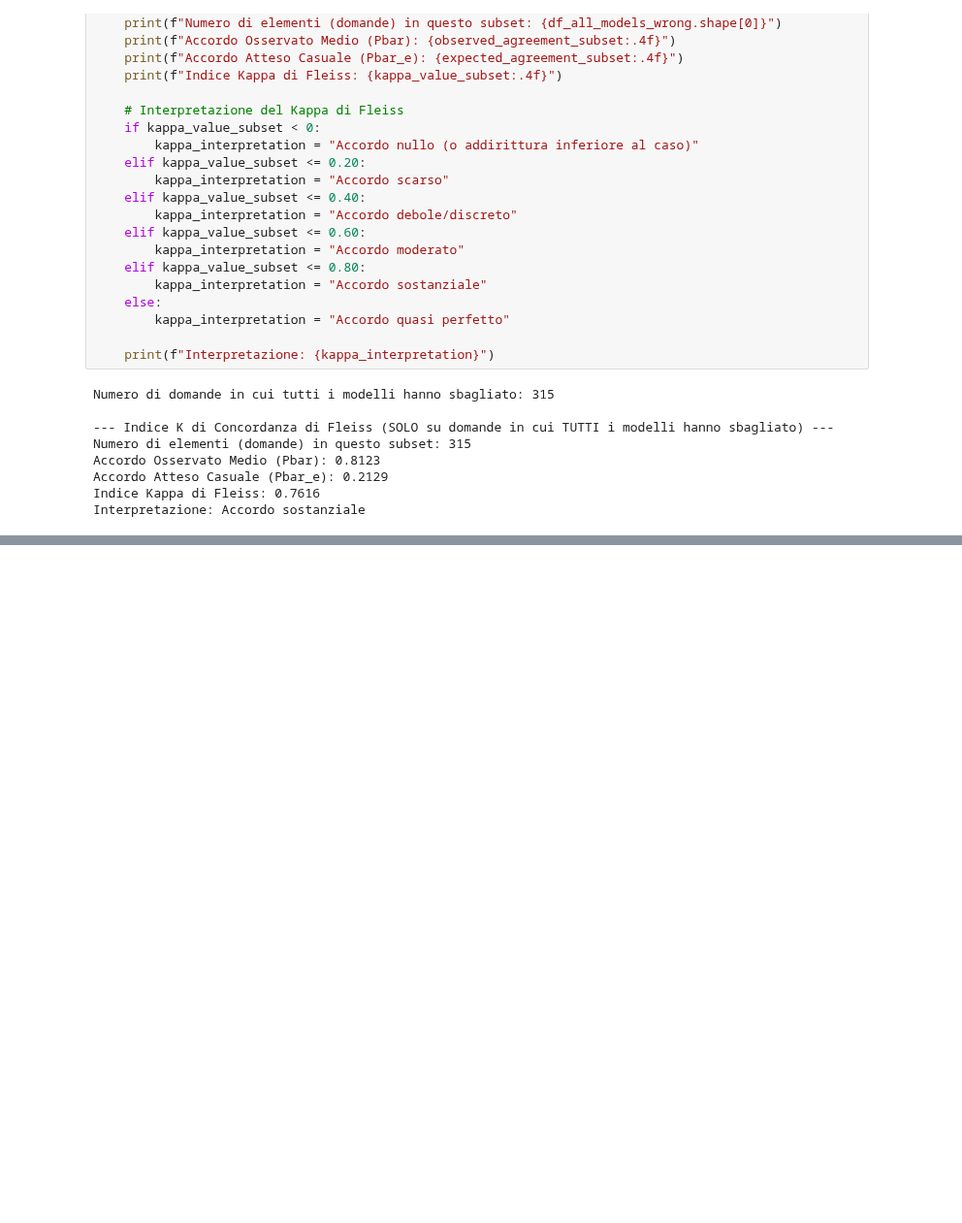
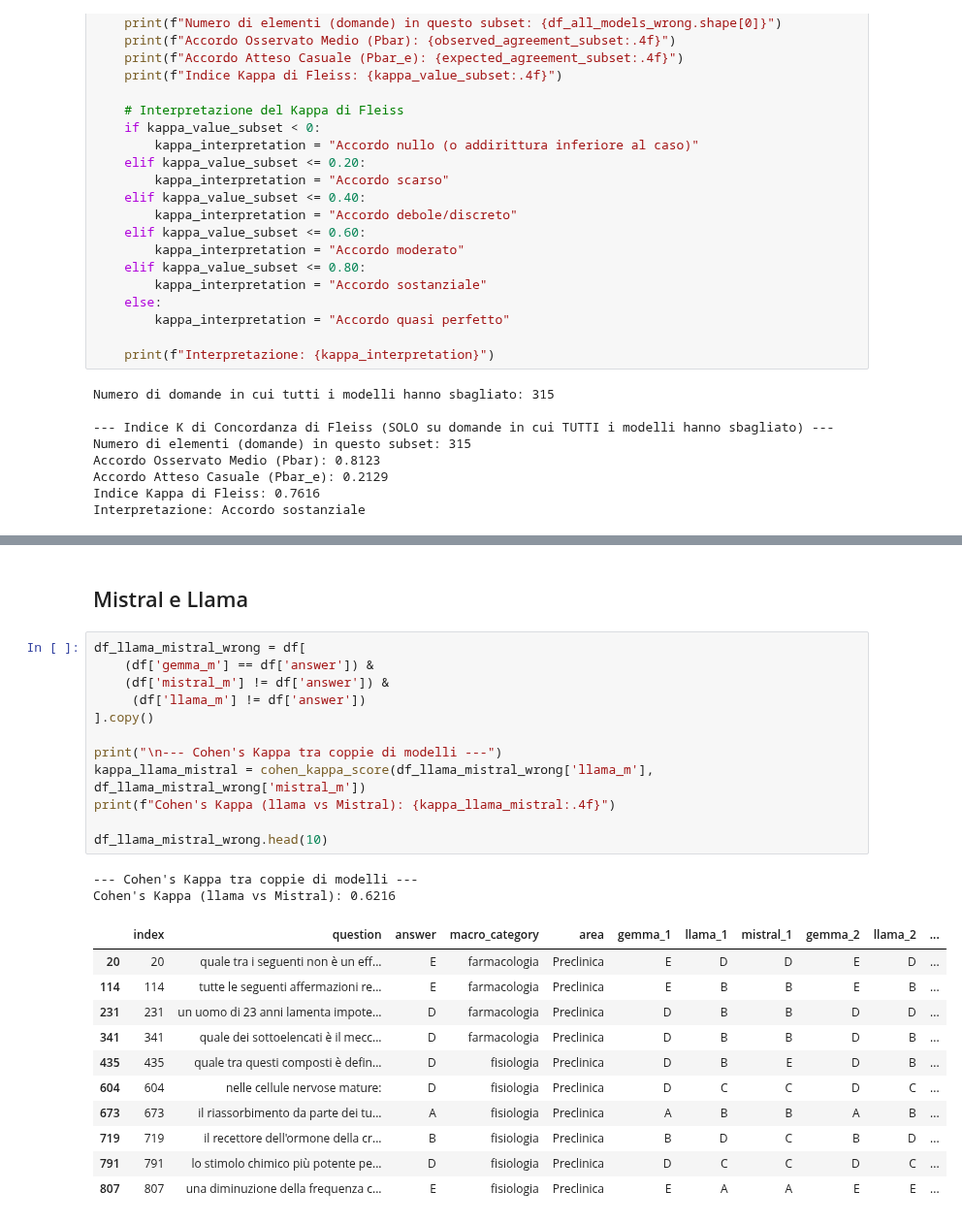
Before and after one commit to nicolobonato97/Big-Data-Analytics, a Jupyter notebook: Progetto Big Data/majority_voting.ipynb, the cells around one changed output, grey strips where cells are left out. Shown at 97% size. Saved outputs shown, nothing was run; the diff lists cells and outputs as text; blank space fills up the shorter version.

```diff
--- a/Progetto Big Data/majority_voting.ipynb
+++ b/Progetto Big Data/majority_voting.ipynb
@@ -688,0 +731,28 @@ Interpretazione: Accordo sostanziale
+# %% [markdown]
+## Mistral e Llama
+# %%
+df_llama_mistral_wrong = df[
+    (df['gemma_m'] == df['answer']) &
+    (df['mistral_m'] != df['answer']) &
+     (df['llama_m'] != df['answer'])
+].copy()
+
+print("\n--- Cohen's Kappa tra coppie di modelli ---")
+kappa_llama_mistral = cohen_kappa_score(df_llama_mistral_wrong['llama_m'], df_llama_mistral_wrong['mistral_m'])
+print(f"Cohen's Kappa (llama vs Mistral): {kappa_llama_mistral:.4f}")
+
+df_llama_mistral_wrong.head(10)
+# %% [output]
+--- Cohen's Kappa tra coppie di modelli ---
+Cohen's Kappa (llama vs Mistral): 0.6216
+|  | index | question | answer | macro_category | area | gemma_1 | llama_1 | mistral_1 | gemma_2 | llama_2 | ... |
+| 20 | 20 | quale tra i seguenti non è un eff... | E | farmacologia | Preclinica | E | D | D | E | D | ... |
+| 114 | 114 | tutte le seguenti affermazioni re... | E | farmacologia | Preclinica | E | B | B | E | B | ... |
+| 231 | 231 | un uomo di 23 anni lamenta impote... | D | farmacologia | Preclinica | D | B | B | D | D | ... |
+| 341 | 341 | quale dei sottoelencati è il mecc... | D | farmacologia | Preclinica | D | B | B | D | B | ... |
+| 435 | 435 | quale tra questi composti è defin... | D | fisiologia | Preclinica | D | B | E | D | B | ... |
+| 604 | 604 | nelle cellule nervose mature: | D | fisiologia | Preclinica | D | C | C | D | C | ... |
+| 673 | 673 | il riassorbimento da parte dei tu... | A | fisiologia | Preclinica | A | B | B | A | B | ... |
+| 719 | 719 | il recettore dell'ormone della cr... | B | fisiologia | Preclinica | B | D | C | B | D | ... |
+| 791 | 791 | lo stimolo chimico più potente pe... | D | fisiologia | Preclinica | D | C | C | D | C | ... |
+| 807 | 807 | una diminuzione della frequenza c... | E | fisiologia | Preclinica | E | A | A | E | E | ... |
```
Also changed, not shown: parts of 4 cells of this notebook.
